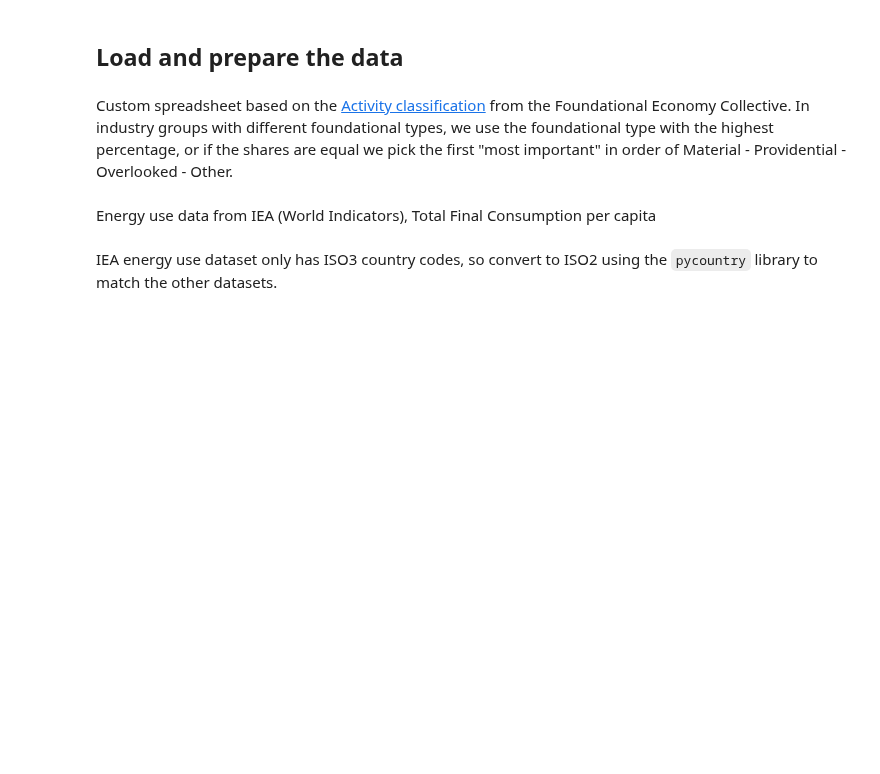
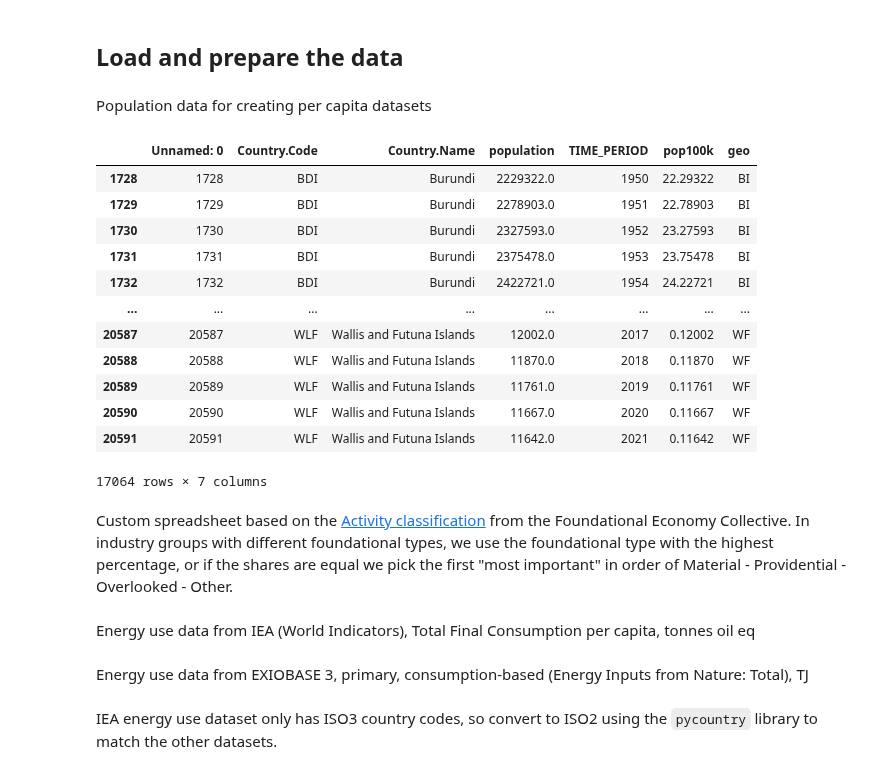
Before and after one commit to saviorand/provisioning-model, a Jupyter notebook: provisioning_model/notebooks/foundational/prepare_data_v3.ipynb, the cells around one changed output. Drawn from its saved outputs; the diff is of its cells as text; code cells hidden in the pictures; blank space fills up the shorter version.

```diff
--- a/provisioning_model/notebooks/foundational/prepare_data_v3.ipynb
+++ b/provisioning_model/notebooks/foundational/prepare_data_v3.ipynb
@@ -10,3 +10,5 @@ if parent_dir not in sys.path:
 time_periods = [2008, 2012, 2016, 2020]
 # %% [markdown]
 ## Load and prepare the data
+# %% [markdown]
+Population data for creating per capita datasets
@@ -13,9 +31,27 @@ time_periods = [2008, 2012, 2016, 2020]
+# %%
+population_100k_with_codes
+# %% [output]
+|  | Unnamed: 0 | Country.Code | Country.Name | population | TIME_PERIOD | pop100k | geo |
+| 1728 | 1728 | BDI | Burundi | 2229322.0 | 1950 | 22.29322 | BI |
+| 1729 | 1729 | BDI | Burundi | 2278903.0 | 1951 | 22.78903 | BI |
+| 1730 | 1730 | BDI | Burundi | 2327593.0 | 1952 | 23.27593 | BI |
+| 1731 | 1731 | BDI | Burundi | 2375478.0 | 1953 | 23.75478 | BI |
+| 1732 | 1732 | BDI | Burundi | 2422721.0 | 1954 | 24.22721 | BI |
+| ... | ... | ... | ... | ... | ... | ... | ... |
+| 20587 | 20587 | WLF | Wallis and Futuna Islands | 12002.0 | 2017 | 0.12002 | WF |
+| 20588 | 20588 | WLF | Wallis and Futuna Islands | 11870.0 | 2018 | 0.11870 | WF |
+| 20589 | 20589 | WLF | Wallis and Futuna Islands | 11761.0 | 2019 | 0.11761 | WF |
+| 20590 | 20590 | WLF | Wallis and Futuna Islands | 11667.0 | 2020 | 0.11667 | WF |
+| 20591 | 20591 | WLF | Wallis and Futuna Islands | 11642.0 | 2021 | 0.11642 | WF |
+17064 rows × 7 columns
 # %% [markdown]
 Custom spreadsheet based on the [Activity classification](https://foundationaleconomy.com/activity-classification/) from the Foundational Economy Collective. In industry groups with different foundational types, we use the foundational type with the highest percentage, or if the shares are equal we pick the first "most important" in order of Material - Providential - Overlooked - Other.
 # %%
 foundational_percentages = pd.read_csv('../../data/labor/foundational_percentages.csv')
 # %% [markdown]
-Energy use data from IEA (World Indicators), Total Final Consumption per capita
+Energy use data from IEA (World Indicators), Total Final Consumption per capita, tonnes oil eq
 # %%
 energy_use_iea_csv = pd.read_csv('../../data/biophysical/iea_indicators.csv')
 energy_use_iea_tfcpop = energy_use_iea_csv[energy_use_iea_csv['FLOW'] == 'TFCPOP'].copy()
+# %% [markdown]
+Energy use data from EXIOBASE 3, primary, consumption-based (Energy Inputs from Nature: Total), TJ
```
Also changed, not shown: parts of 8 cells of this notebook, 3 other files.
